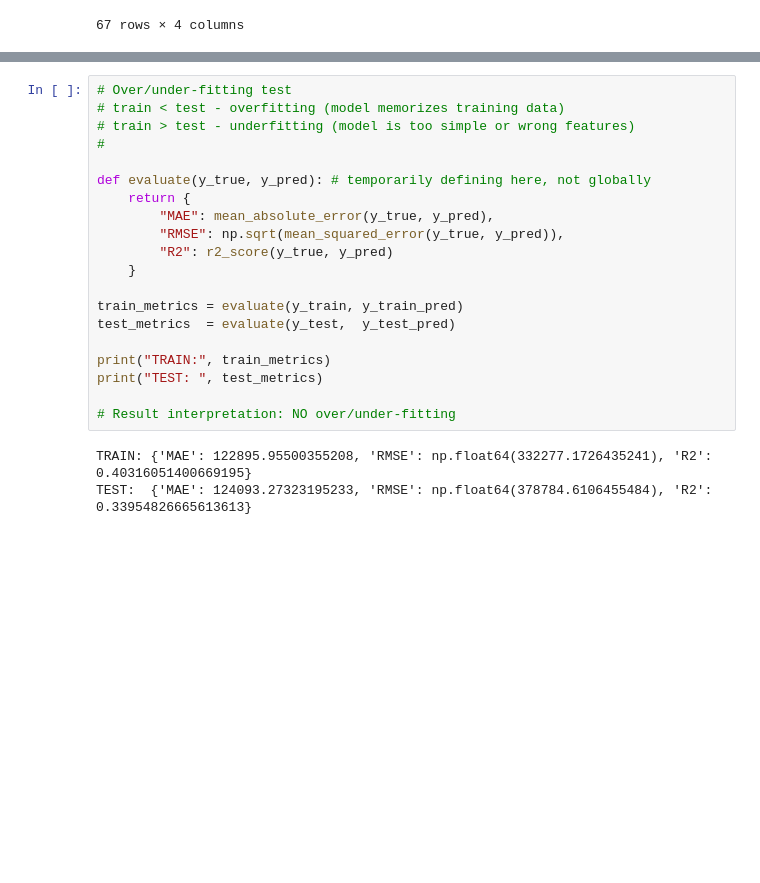
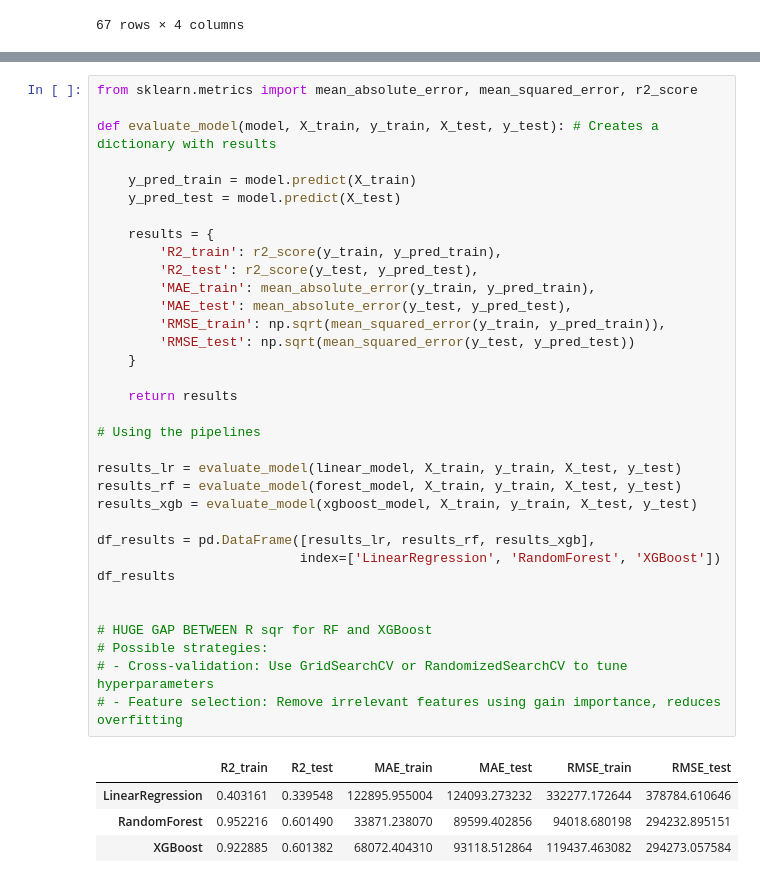
Before and after one commit to Lalovan/Real-estate-price-prediction-Regression, a Jupyter notebook: 01_Models.ipynb, the cells around one changed output, grey strips where cells are left out. Cells and saved outputs as stored; diff of their text form; blank space fills up the shorter version.

Commit message:
Measurements checks: indicated overfitting in RF and XGBoost + identified strategies to handle it

```diff
--- a/01_Models.ipynb
+++ b/01_Models.ipynb
@@ -573,23 +555,39 @@ RMSE (log scale): 0.3419016547868019
-# %%
-# Over/under-fitting test
-# train < test - overfitting (model memorizes training data)
-# train > test - underfitting (model is too simple or wrong features)
-#
-
-def evaluate(y_true, y_pred): # temporarily defining here, not globally
-    return {
-        "MAE": mean_absolute_error(y_true, y_pred),
-        "RMSE": np.sqrt(mean_squared_error(y_true, y_pred)),
-        "R2": r2_score(y_true, y_pred)
-    }
-
-train_metrics = evaluate(y_train, y_train_pred)
-test_metrics  = evaluate(y_test,  y_test_pred)
-
-print("TRAIN:", train_metrics)
-print("TEST: ", test_metrics)
-
-# Result interpretation: NO over/under-fitting
-# %% [output]
-TRAIN: {'MAE': 122895.95500355208, 'RMSE': np.float64(332277.1726435241), 'R2': 0.40316051400669195}
-TEST:  {'MAE': 124093.27323195233, 'RMSE': np.float64(378784.6106455484), 'R2': 0.33954826665613613}
+# %%
+from sklearn.metrics import mean_absolute_error, mean_squared_error, r2_score
+
+def evaluate_model(model, X_train, y_train, X_test, y_test): # Creates a dictionary with results
+
+    y_pred_train = model.predict(X_train)
+    y_pred_test = model.predict(X_test)
+
+    results = {
+        'R2_train': r2_score(y_train, y_pred_train),
+        'R2_test': r2_score(y_test, y_pred_test),
+        'MAE_train': mean_absolute_error(y_train, y_pred_train),
+        'MAE_test': mean_absolute_error(y_test, y_pred_test),
+        'RMSE_train': np.sqrt(mean_squared_error(y_train, y_pred_train)),
+        'RMSE_test': np.sqrt(mean_squared_error(y_test, y_pred_test))
+    }
+
+    return results
+
+# Using the pipelines
+
+results_lr = evaluate_model(linear_model, X_train, y_train, X_test, y_test)
+results_rf = evaluate_model(forest_model, X_train, y_train, X_test, y_test)
+results_xgb = evaluate_model(xgboost_model, X_train, y_train, X_test, y_test)
+
+df_results = pd.DataFrame([results_lr, results_rf, results_xgb],
+                          index=['LinearRegression', 'RandomForest', 'XGBoost'])
+df_results
+
+
+# HUGE GAP BETWEEN R sqr for RF and XGBoost
+# Possible strategies:
+# - Cross-validation: Use GridSearchCV or RandomizedSearchCV to tune hyperparameters
+# - Feature selection: Remove irrelevant features using gain importance, reduces overfitting
+# %% [output]
+|  | R2_train | R2_test | MAE_train | MAE_test | RMSE_train | RMSE_test |
+| LinearRegression | 0.403161 | 0.339548 | 122895.955004 | 124093.273232 | 332277.172644 | 378784.610646 |
+| RandomForest | 0.952216 | 0.601490 | 33871.238070 | 89599.402856 | 94018.680198 | 294232.895151 |
+| XGBoost | 0.922885 | 0.601382 | 68072.404310 | 93118.512864 | 119437.463082 | 294273.057584 |
```
Also changed, not shown: parts of 2 cells of this notebook.
